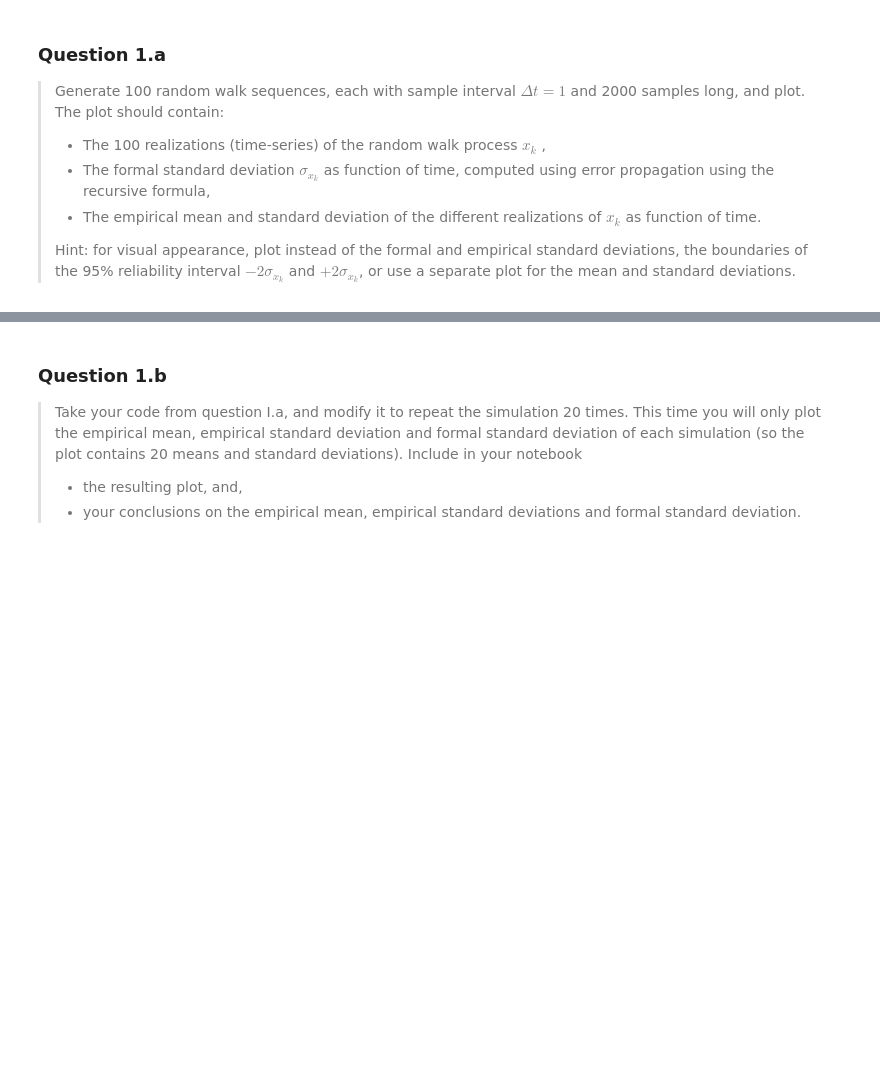
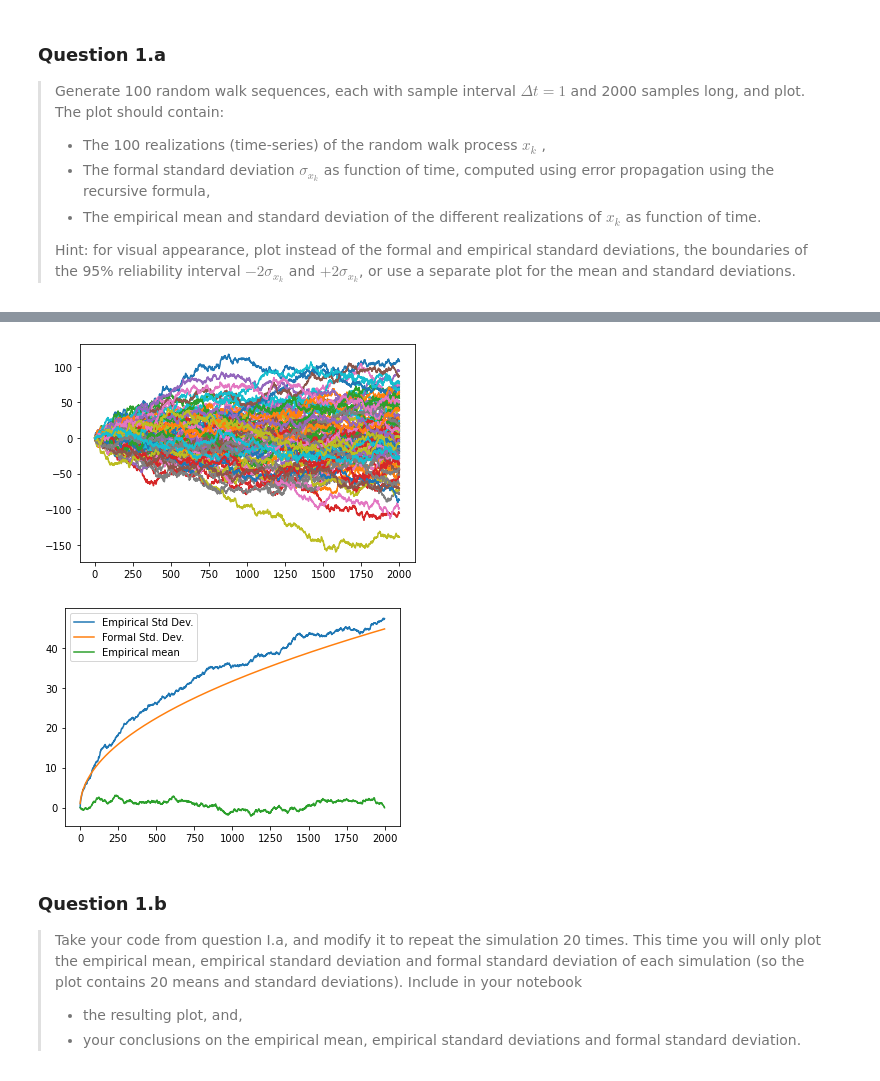
Before and after one commit to mlinds/sim_vis, a Jupyter notebook: assignment1/A1.ipynb, the cells around one changed output, grey strips where cells are left out. Cells and saved outputs as stored; diff of their text form; code cells hidden in the pictures; blank space fills up the shorter version.

```diff
--- a/assignment1/A1.ipynb
+++ b/assignment1/A1.ipynb
@@ -66,33 +69,54 @@ plt.plot(random_walk_basic(1,1,2000,rand_initial=True))
 # %%
 def realize_multiple_walks(n_walks,power_spec_density,delta_t,nsamples,rand_initial=False):
-    """ runs a random walk simulation, with a number of samples nsamples, n_walks times, and plots the result and the"""
+    """
+    runs a random walk process and prints the result
+
+    Parameters:
+    - nsamples = number of samples
+    - n_walks = number of times to run the random walk process
+    - delta_t = sample interval
+    - power_spec_density = power spectrum density
+    - rand_intial = If true, start with a random initial condition. Default False
+
+    Returns:
+    None, but plots the result to the console
+    """
+    # calculate variance
     qk = power_spec_density*delta_t
+
+    # initialize empty array to calculate the theoretical standard deviation
     theoretical_sd = np.zeros(nsamples)
     theoretical_sd[0] = qk
 
-
+    # calculate theoretical standard deviation with a loop
     for i in range(1,nsamples):
         sd = np.sqrt((theoretical_sd[i-1]**2)+qk)
         theoretical_sd[i] = sd
 
-    all_walk_results = np.zeros((n_walks,nsamples))
+    # create an empty array with dimensions (n_walks,nsamples)
+    all_walk_results = np.zeros(
+        shape=(n_walks,nsamples)
+        )
 
     for walk in range(n_walks):
         walkresults = random_walk_basic(power_spec_density,delta_t,nsamples)
         plt.plot(walkresults)
         all_walk_results[walk,:] = walkresults
 
     plt.show()
 
     emp_sd = all_walk_results.std(axis=0)
     emp_mean = all_walk_results.mean(axis=0)
     plt.clf()
-    plt.plot(emp_sd,label='Emperical Std Dev.')
+    plt.plot(emp_sd,label='Empirical Std Dev.')
     plt.plot(theoretical_sd,label = 'Formal Std. Dev.')
-    plt.plot(emp_mean, label = 'Emperical mean')
+    plt.plot(emp_mean, label = 'Empirical mean')
     plt.legend()
 
 realize_multiple_walks(n_walks=100,power_spec_density=1,delta_t=1,nsamples=2000)
+# %% [output]
+[figure, added]
+[figure, added]
 # %% [markdown]
 ### Question 1.b
 
```
Also changed, not shown: parts of 4 cells of this notebook.
